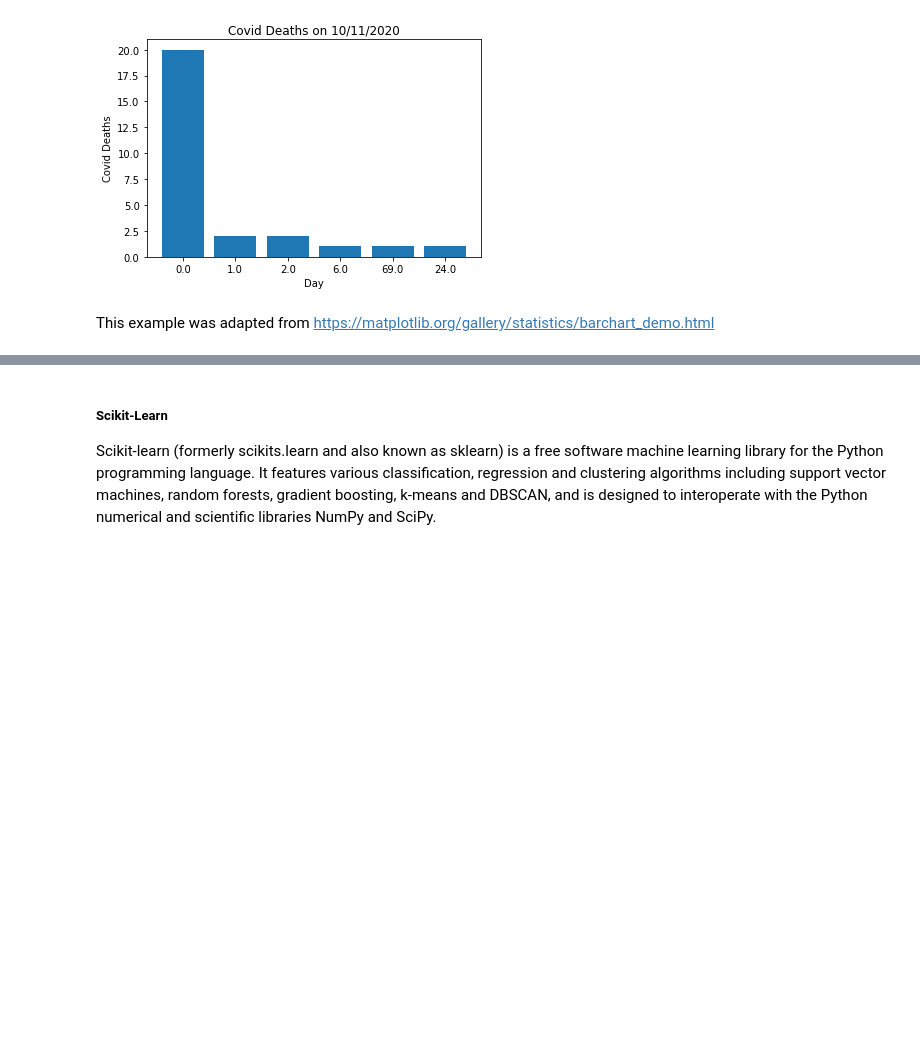
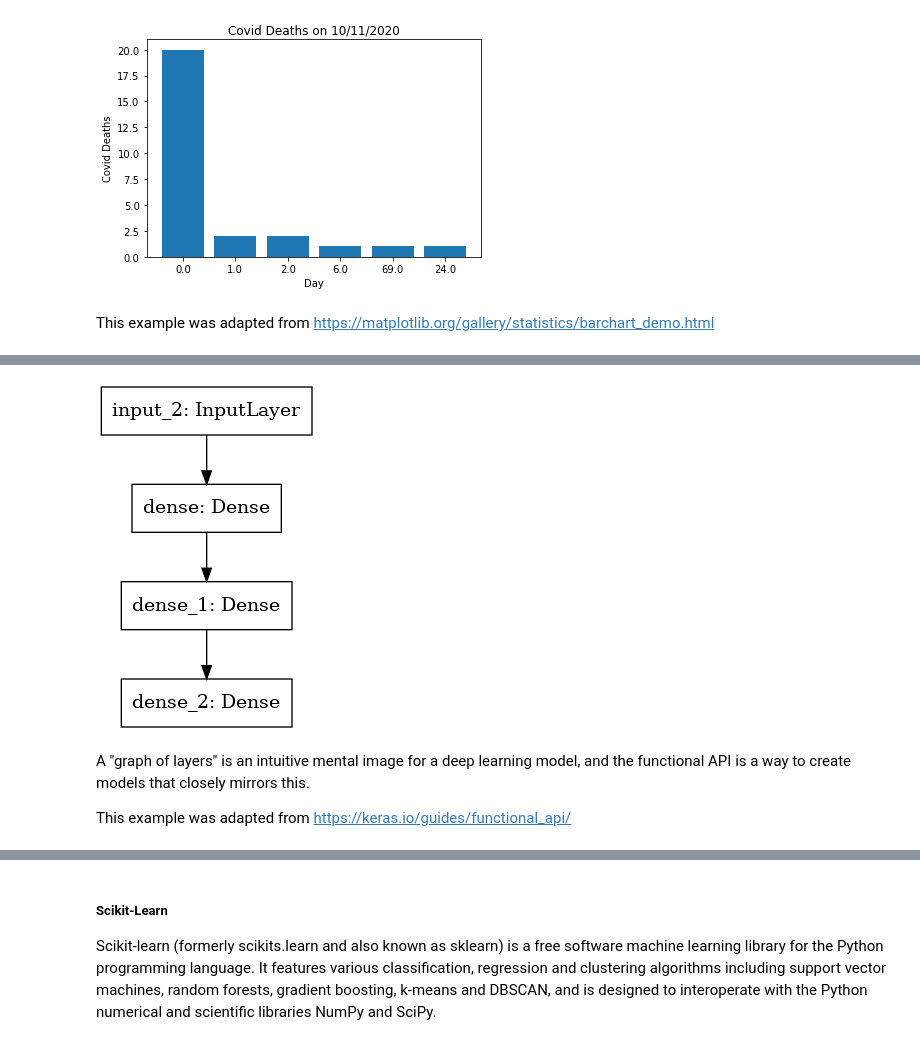
Before and after one commit to ChristineWasike/AI_Assignment1, a Jupyter notebook: Assignment #1.ipynb, the cells around one changed output, grey strips where cells are left out. Cells and saved outputs as stored; diff of their text form; code cells hidden in the pictures; blank space fills up the shorter version.

Commit message:
Updated keras!

```diff
--- a/Assignment #1.ipynb
+++ b/Assignment #1.ipynb
@@ -445,0 +443,7 @@ These examples also include plots produced with the libraries seaborn and Matplo
+# %%
+from tensorflow import keras
+from tensorflow.keras import layers
+
+# To build this model using the functional API, start by creating an input node
+# The shape of the data is set as the shape of our dataset.
+inputs = keras.Input(coviddf.shape)
@@ -445,0 +460,14 @@ These examples also include plots produced with the libraries seaborn and Matplo
+# %%
+# You create a new node in the graph of layers by calling a layer on this inputs object
+dense = layers.Dense(64, activation="relu")
+x = dense(inputs)
+# %%
+# The "layer call" action is like drawing an arrow from "inputs" to this layer you created.
+# You're "passing" the inputs to the dense layer, and you get x as the output.
+
+# Let's add a few more layers to the graph of layers
+x = layers.Dense(64, activation="relu")(x)
+outputs = layers.Dense(10)(x)
+# %%
+# At this point, you can create a Model by specifying its inputs and outputs in the graph of layers
+model = keras.Model(inputs=inputs, outputs=outputs, name="mnist_model")
@@ -445,0 +494,12 @@ These examples also include plots produced with the libraries seaborn and Matplo
+# %%
+# You can also plot the model as a graph:
+
+# NB: To implement this though, you must 'pip intsall pydot'
+# and install graphviz(https://graphviz.gitlab.io/download/) i.e 'sudo apt install graphviz' for 'pydotprint' to work
+keras.utils.plot_model(model, "my_first_model.png")
+# %% [output]
+[figure, added]
+# %% [markdown]
+A "graph of layers" is an intuitive mental image for a deep learning model, and the functional API is a way to create models that closely mirrors this.
+
+This example was adapted from https://keras.io/guides/functional_api/
```
Also changed, not shown: parts of 42 cells of this notebook.
